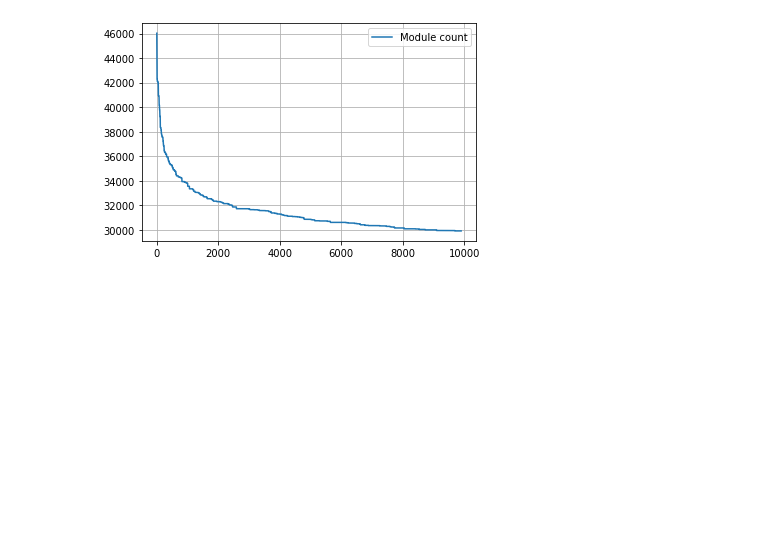
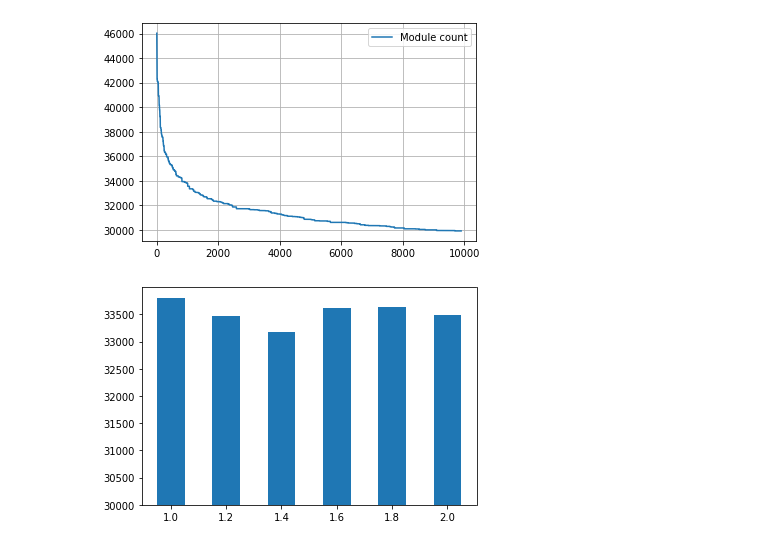
Before and after one commit to kowusek/POP_Evolutionary_algorithm, a Jupyter notebook: Documentation.ipynb, the cells around one changed output. Saved outputs shown, nothing was run; the diff lists cells and outputs as text; code cells hidden in the pictures; blank space fills up the shorter version.

```diff
--- a/Documentation.ipynb
+++ b/Documentation.ipynb
@@ -207,3 +207,23 @@ for x, y in tqdm(population.evolution(mutationProb, crossProb, iterCount, modula
         plt.show()
 # %% [output]
 [figure]
+# %%
+popSize = 800
+iterCount = 1000
+mutationProb = 0.02
+modularity = 1
+pathCount = 0
+results = list()
+labels = list()
+values = [1.0, 1.2, 1.4, 1.6, 1.8, 2.0]
+
+for crossProb in tqdm(values):
+    labels.append(crossProb)
+    population = Population(popSize, False)
+    result = population.startEvolution(mutationProb, crossProb, iterCount, modularity)
+    results.append(result - 30000)
+    display.clear_output()
+    plt.bar(labels, height = results, width = 0.1, bottom = 30000)
+    plt.show()
+# %% [output]
+[figure, added]
```
Also changed, not shown: parts of 4 cells of this notebook, 1 other file.
